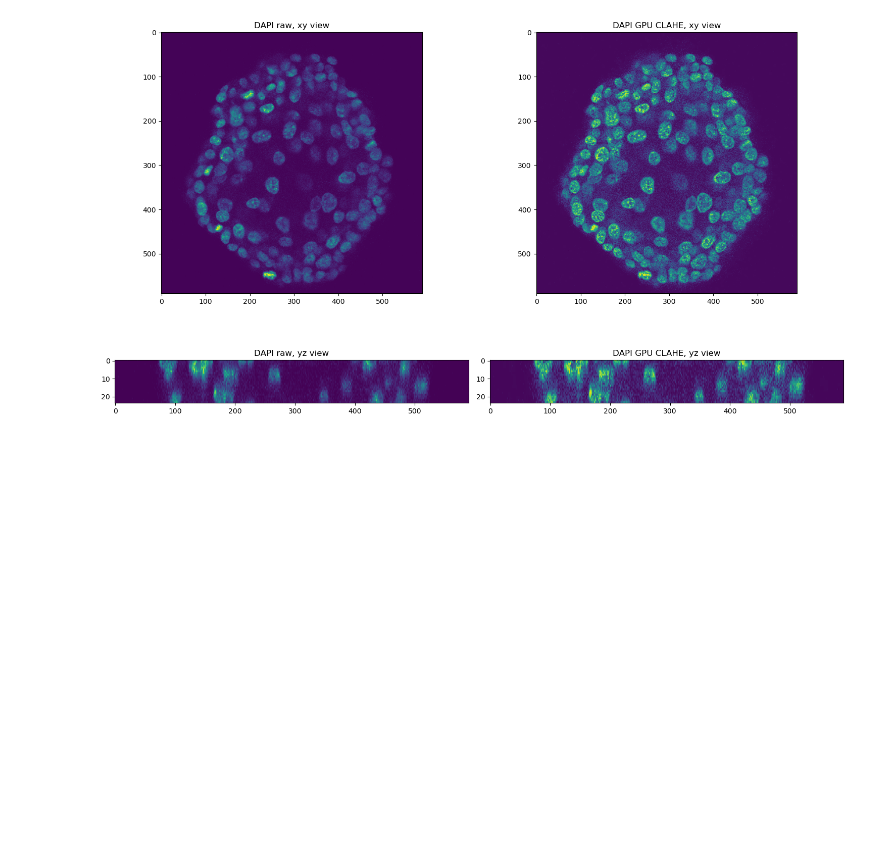
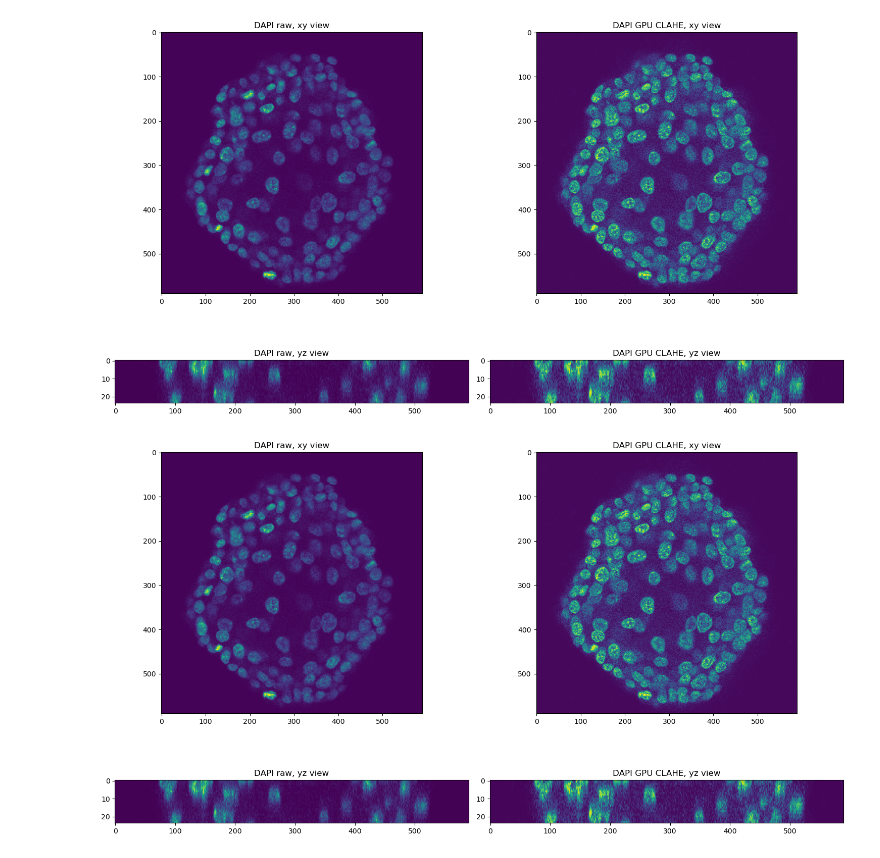
Before and after one commit to clEsperanto/pyclesperanto, a Jupyter notebook: demos/examples/clahe_intensity_correction.ipynb, the cells around one changed output. Saved outputs shown, nothing was run; the diff lists cells and outputs as text; code cells hidden in the pictures; blank space fills up the shorter version.

Commit message:
make it work for n-bitdepth image

```diff
--- a/demos/examples/clahe_intensity_correction.ipynb
+++ b/demos/examples/clahe_intensity_correction.ipynb
@@ -23,7 +23,7 @@ cle.select_device()
 ## Load some dataset
 # %%
 image = "https://github.com/StRigaud/pyopencl_clahe/raw/refs/heads/main/Test_image/TOrg2%20DAPI-1.tif"
-raw = imread(image)
+raw = imread(image).astype(np.float32)
 plt.imshow(raw[12])
 plt.show()
 # %% [output]
@@ -71,3 +79,24 @@ plt.tight_layout()
 plt.show()
 # %% [output]
 [figure]
+# %%
+raw = raw - raw.min() / (raw.max() - raw.min() )
+raw = raw * 1024
+results_gpu = cle.__experimental__.clahe(raw, tile_size=8, clip_limit=0.01)
+
+halfz = int(np.shape(raw)[0]/2)
+halfx = int(np.shape(raw)[2]/2)
+
+fig, axs = plt.subplots(2,2,figsize=(15,10))
+axs[0][0].imshow(raw[halfz], cmap="viridis")
+axs[0][1].imshow(results_gpu[halfz], cmap="viridis")
+axs[1][0].imshow(raw[:,halfx,:], aspect = 3, cmap="viridis")
+axs[1][1].imshow(results_gpu[:,halfx,:], aspect = 3, cmap="viridis")
+axs[0][0].set_title('DAPI raw, xy view')
+axs[0][1].set_title('DAPI GPU CLAHE, xy view')
+axs[1][0].set_title('DAPI raw, yz view')
+axs[1][1].set_title('DAPI GPU CLAHE, yz view')
+plt.tight_layout()
+plt.show()
+# %% [output]
+[figure, added]
```
Also changed, not shown: parts of 4 cells of this notebook, 1 other file.
